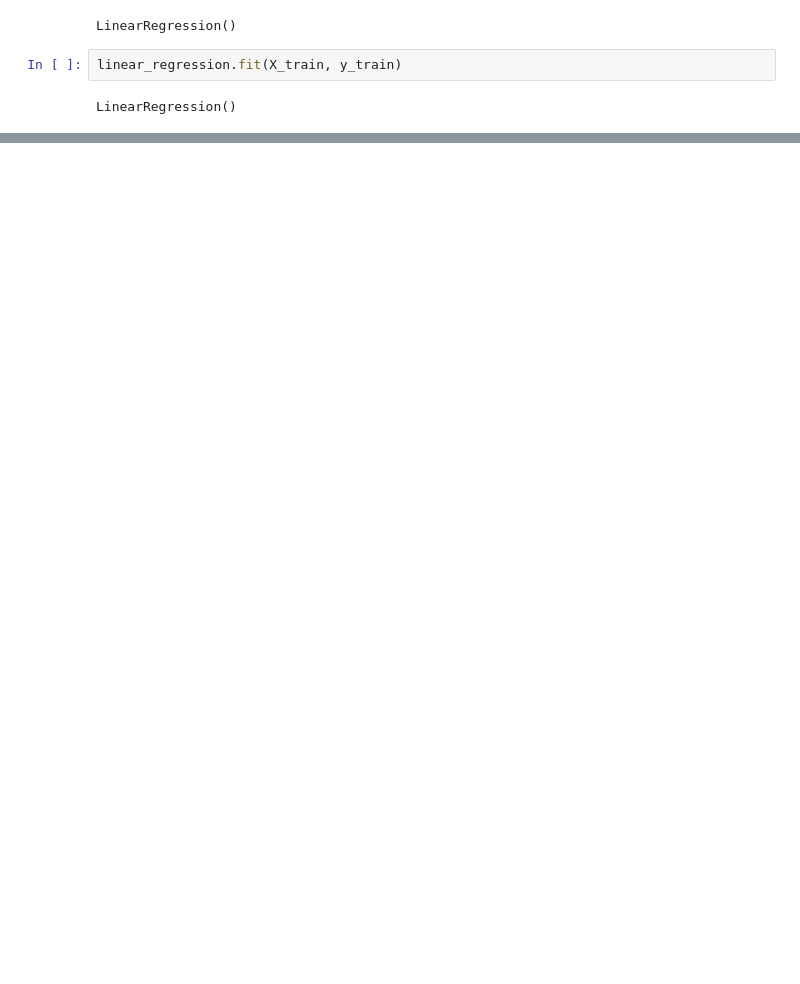
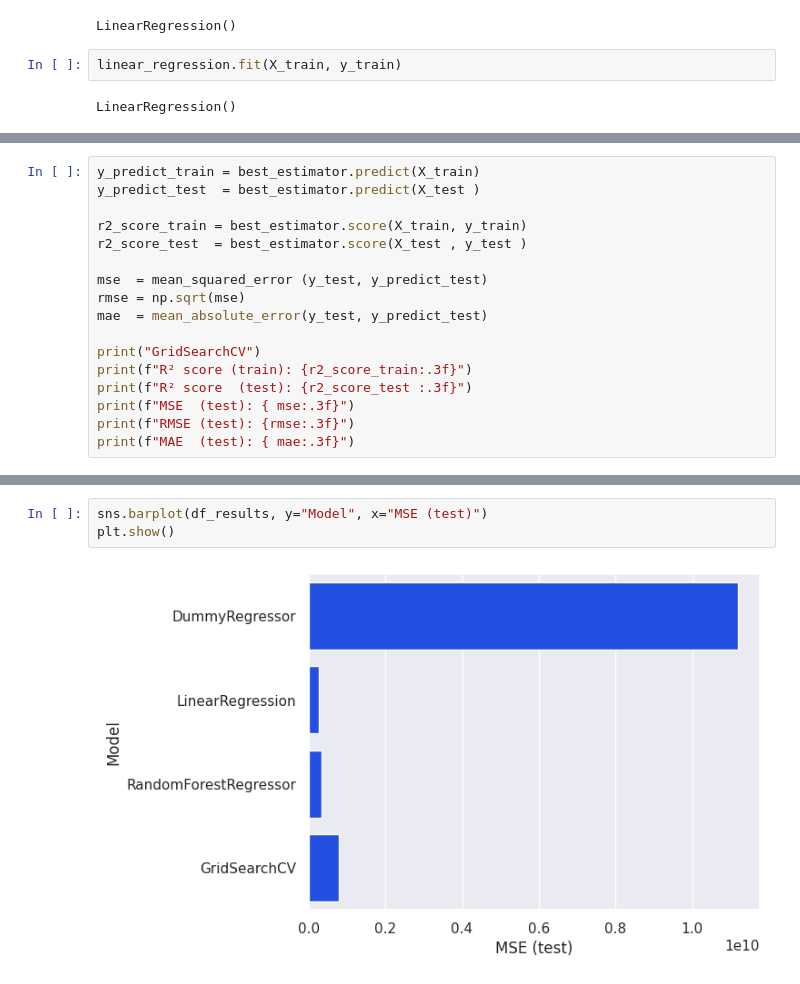
Before and after one commit to data-IA-2025/P7demo, a Jupyter notebook: P7.ipynb, the cells around one changed output, grey strips where cells are left out. Saved outputs shown, nothing was run; the diff lists cells and outputs as text; blank space fills up the shorter version.

```diff
--- a/P7.ipynb
+++ b/P7.ipynb
@@ -700,0 +806,17 @@ Name: Actual_Deliverables, dtype: float64
+# %%
+y_predict_train = best_estimator.predict(X_train)
+y_predict_test  = best_estimator.predict(X_test )
+
+r2_score_train = best_estimator.score(X_train, y_train)
+r2_score_test  = best_estimator.score(X_test , y_test )
+
+mse  = mean_squared_error (y_test, y_predict_test)
+rmse = np.sqrt(mse)
+mae  = mean_absolute_error(y_test, y_predict_test)
+
+print("GridSearchCV")
+print(f"R² score (train): {r2_score_train:.3f}")
+print(f"R² score  (test): {r2_score_test :.3f}")
+print(f"MSE  (test): { mse:.3f}")
+print(f"RMSE (test): {rmse:.3f}")
+print(f"MAE  (test): { mae:.3f}")
@@ -700,0 +866,5 @@ Name: Actual_Deliverables, dtype: float64
+# %%
+sns.barplot(df_results, y="Model", x="MSE (test)")
+plt.show()
+# %% [output]
+[figure, added]
```
Also changed, not shown: parts of 41 cells of this notebook, 3 other files.
